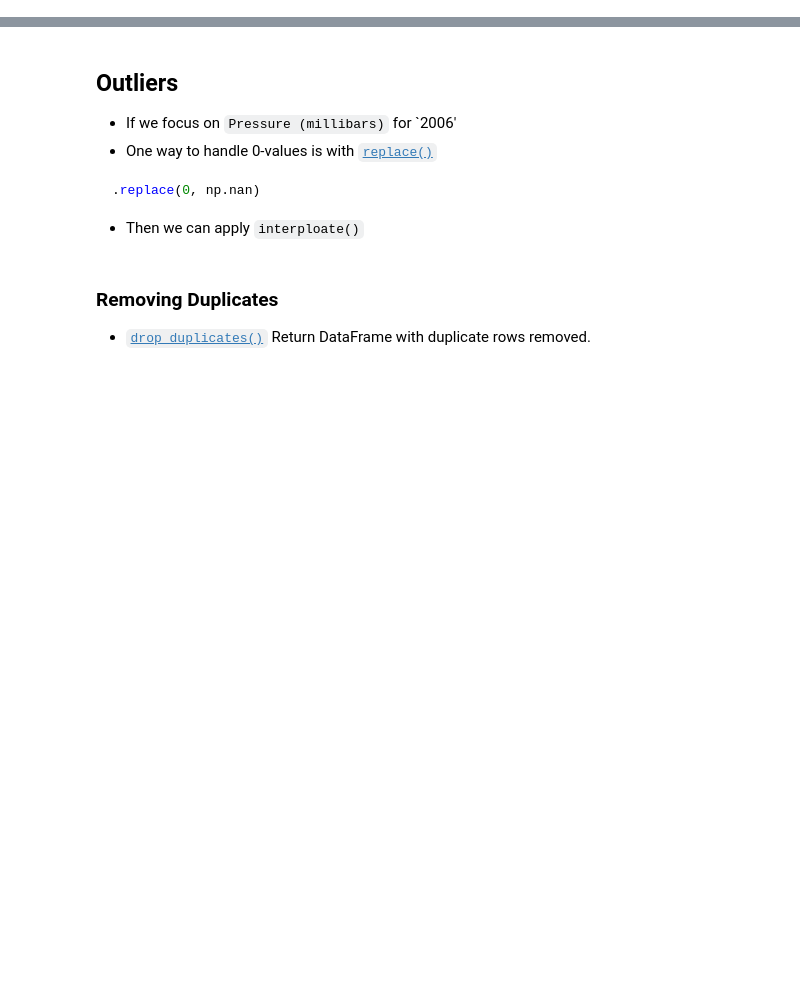
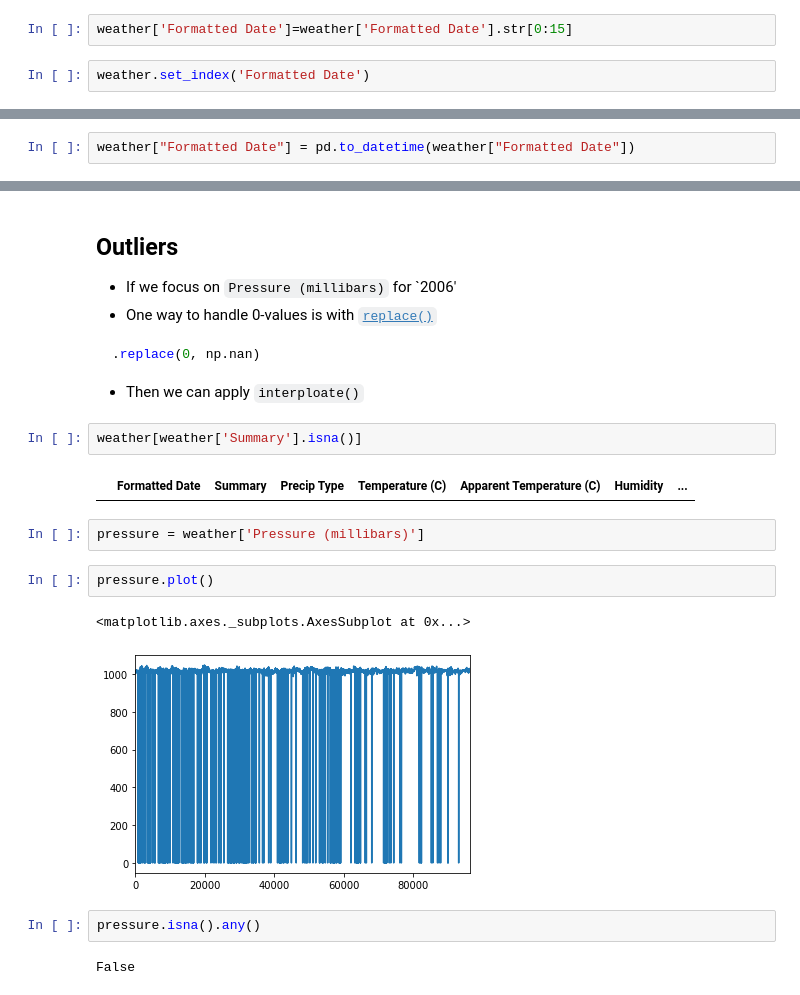
Before and after one commit to 1zulkifel/DATA_SCIENCE_, a Jupyter notebook: DATA_Sience_Starters/09 - Cleaning Data.ipynb, the cells around one changed output, grey strips where cells are left out. Drawn from its saved outputs; the diff is of its cells as text; blank space fills up the shorter version.

````diff
--- a/DATA_Sience_Starters/09 - Cleaning Data.ipynb
+++ b/DATA_Sience_Starters/09 - Cleaning Data.ipynb
@@ -68,0 +195,4 @@ data.info()
+# %%
+weather['Formatted Date']=weather['Formatted Date'].str[0:15]
+# %%
+weather.set_index('Formatted Date')
@@ -68,0 +214,2 @@ data.info()
+# %%
+weather["Formatted Date"] = pd.to_datetime(weather["Formatted Date"])
@@ -86,6 +265,18 @@ idx[~mask]
 .replace(0, np.nan)
 ```
 - Then we can apply `interploate()`
-# %% [markdown]
-### Removing Duplicates
-- [`drop_duplicates()`](https://pandas.pydata.org/docs/reference/api/pandas.DataFrame.drop_duplicates.html) Return DataFrame with duplicate rows removed.
+# %%
+weather[weather['Summary'].isna()]
+# %% [output]
+|  | Formatted Date | Summary | Precip Type | Temperature (C) | Apparent Temperature (C) | Humidity | ... |
+# %%
+pressure = weather['Pressure (millibars)']
+# %%
+pressure.plot()
+# %% [output]
+<matplotlib.axes._subplots.AxesSubplot at 0x...>
+[figure, added]
+# %%
+pressure.isna().any()
+# %% [output]
+False
````
Also changed, not shown: parts of 24 cells of this notebook, 5 other files.
